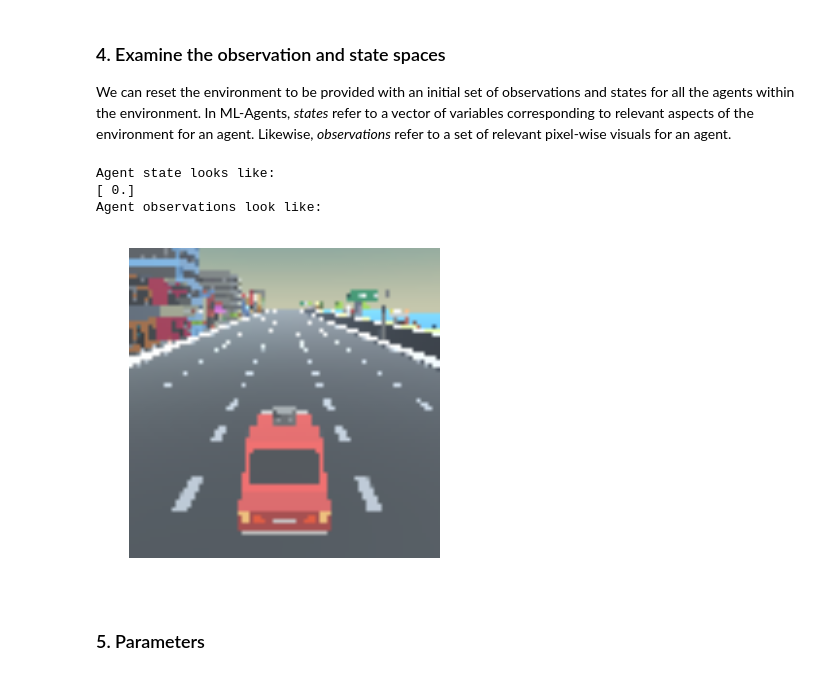
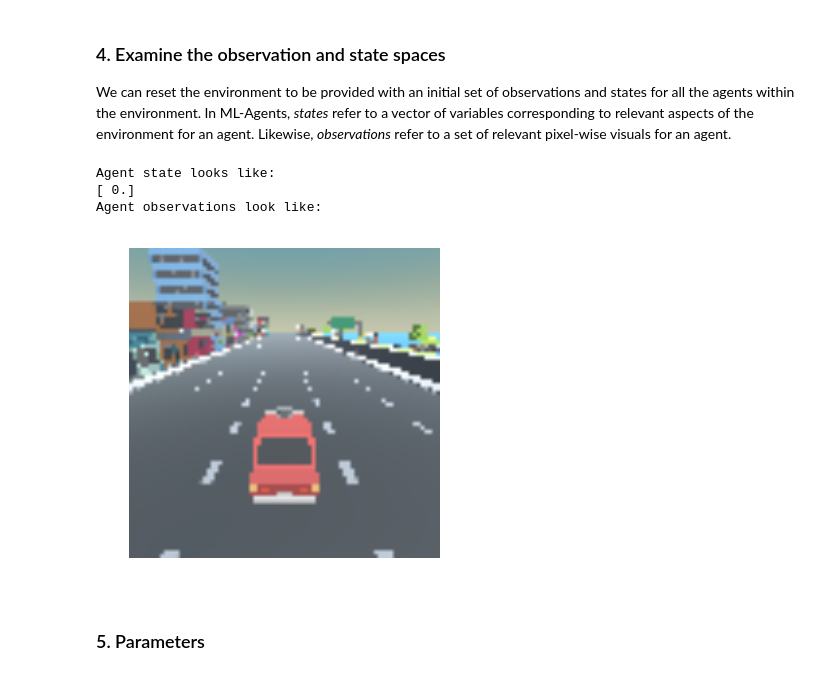
Before and after one commit to Kyushik/Unity_ML_Agent, a Jupyter notebook: RL_algorithms/DuelingDQN .ipynb, the cells around one changed output. Drawn from its saved outputs; the diff is of its cells as text; code cells hidden in the pictures.

```diff
--- a/RL_algorithms/DuelingDQN .ipynb
+++ b/RL_algorithms/DuelingDQN .ipynb
@@ -22,7 +22,7 @@ from unityagents import UnityEnvironment
 
 Be sure to set `env_name` to the name of the Unity environment file you want to launch.
 # %%
-env_name = "./ML_Agent_VehicleSimulator/ML_Agent_VehicleSimulator_static" # Name of the Unity environment binary to launch
+env_name = "./environment/vehicle_dynamic/vehicle_dynamic" # Name of the Unity environment binary to launch
 train_mode = True # Whether to run the environment in training or inference mode
 # %% [markdown]
 ### 3. Start the environment
@@ -59,37 +75,37 @@ We can reset the environment to be provided with an initial set of observations
 # %%
 # Reset the environment
 env_info = env.reset(train_mode=train_mode)[default_brain]
 
 # Examine the state space for the default brain
-print("Agent state looks like: \n{}".format(env_info.states[0]))
+print("Agent state looks like: \n{}".format(env_info.vector_observations[0]))
 
 # Examine the observation space for the default brain
-Num_obs = len(env_info.observations)
+Num_obs = len(env_info.visual_observations)
 
 print("Agent observations look like:")
 if Num_obs > 1:
     f, axarr = plt.subplots(1, Num_obs, figsize=(20,10))
-    for i, observation in enumerate(env_info.observations):
+    for i, observation in enumerate(env_info.visual_observations):
         if observation.shape[3] == 3:
             axarr[i].imshow(observation[0,:,:,:])
             axarr[i].axis('off')
         else:
             axarr[i].imshow(observation[0,:,:,0])
             axarr[i].axis('off')
 else:
     f, axarr = plt.subplots(1, Num_obs)
-    for i, observation in enumerate(env_info.observations):
+    for i, observation in enumerate(env_info.visual_observations):
         if observation.shape[3] == 3:
             axarr.imshow(observation[0,:,:,:])
             axarr.axis('off')
         else:
             axarr.imshow(observation[0,:,:,0])
             axarr.axis('off')
 # %% [output]
 Agent state looks like:
 [ 0.]
 Agent observations look like:
-[figure, old version]
+[figure, new version]
 # %% [markdown]
 ### 5. Parameters
 # %%
```
Also changed, not shown: parts of 5 cells of this notebook, 2 other files.
